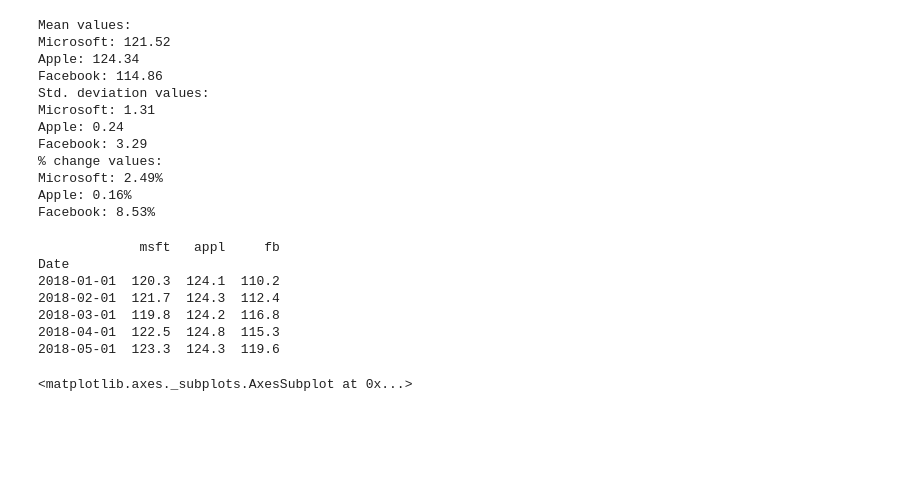
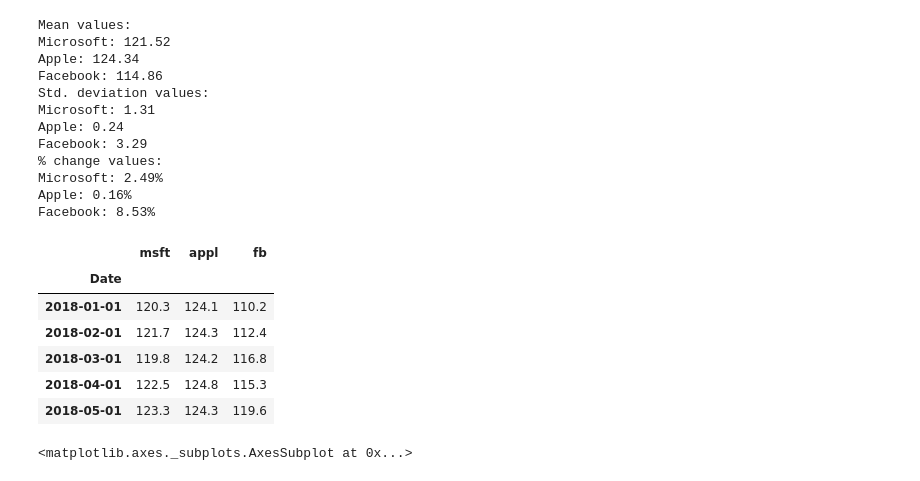
Before and after one commit to kyle-nguyennn/computational-finance, a Jupyter notebook: python/WQU_CF_Assignment_Notebook.ipynb, the cells around one changed output. Cells and saved outputs as stored; diff of their text form; code cells hidden in the pictures; blank space fills up the shorter version.

```diff
--- a/python/WQU_CF_Assignment_Notebook.ipynb
+++ b/python/WQU_CF_Assignment_Notebook.ipynb
@@ -64,23 +64,23 @@ Facebook: 8.53%
 # %%
 # Now we're going to load our NumPy arrays into a Pandas Dataframe
 # The 5 values in each company's array is the share price for the first 5 months of 2018
 
 # TASK 3: Import Pandas and load the arrays into a dataframe with appropriate row and column labels, and then
 #         output the dataframe by simply typing its variable name on a new line
 import pandas as pd
 from datetime import datetime
 first_5_months_2018 = [datetime(2018, i, 1) for i in range(1,6)]
 dt_ind = pd.DatetimeIndex(first_5_months_2018, name="Date")
 prices = pd.DataFrame(np.column_stack([msft, appl, fb]), dt_ind, ['msft', 'appl', 'fb'])
-print(prices)
+prices
 # %% [output]
-             msft   appl     fb
-Date
-2018-01-01  120.3  124.1  110.2
-2018-02-01  121.7  124.3  112.4
-2018-03-01  119.8  124.2  116.8
-2018-04-01  122.5  124.8  115.3
-2018-05-01  123.3  124.3  119.6
+|  | msft | appl | fb |
+| Date |  |  |  |
+| 2018-01-01 | 120.3 | 124.1 | 110.2 |
+| 2018-02-01 | 121.7 | 124.3 | 112.4 |
+| 2018-03-01 | 119.8 | 124.2 | 116.8 |
+| 2018-04-01 | 122.5 | 124.8 | 115.3 |
+| 2018-05-01 | 123.3 | 124.3 | 119.6 |
 # %%
 # Finally, let's draw some interesting graphs!
 # You will need to use some of the statistical values you calculated earlier in order to do this
```
Also changed, not shown: 1 other file.
